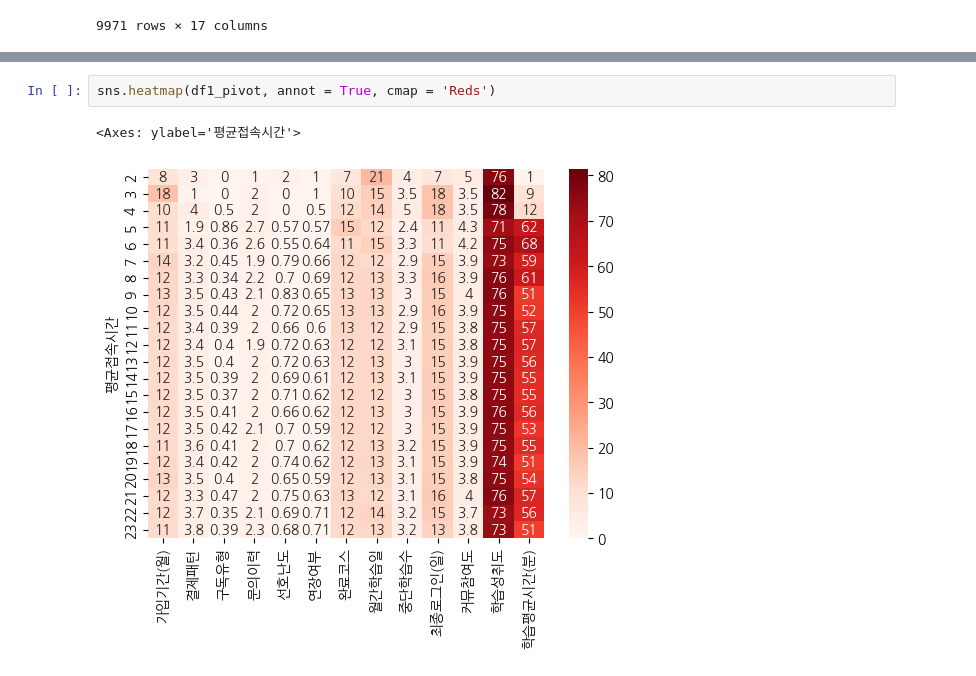
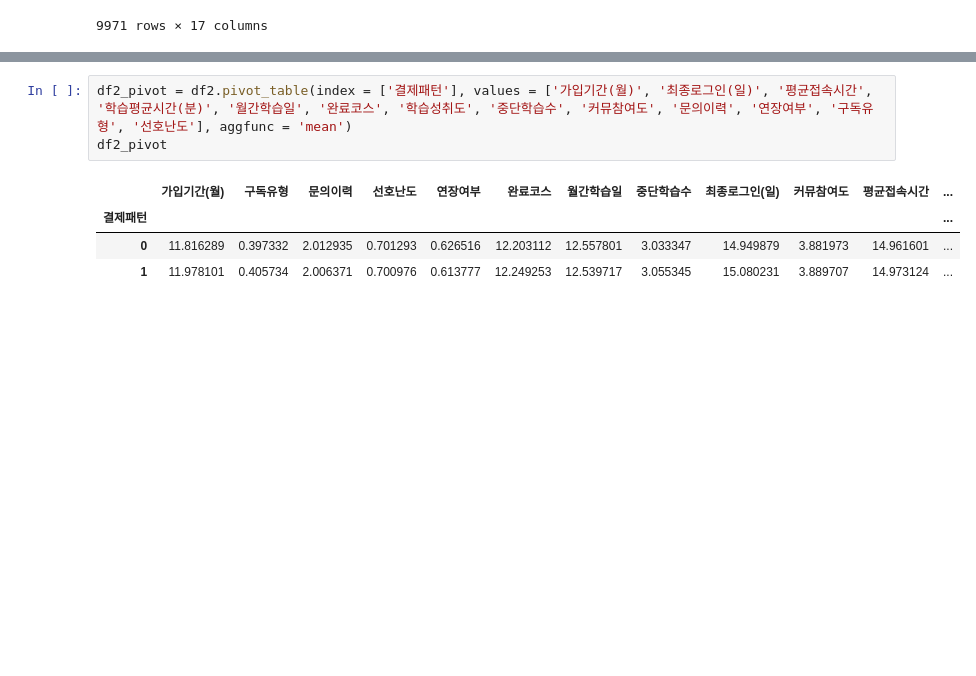
Before and after one commit to mooooooooooooooooooooooon/wassup, a Jupyter notebook: mini_project/DA_Mini_Project_240102.ipynb, the cells around one changed output, grey strips where cells are left out. Saved outputs shown, nothing was run; the diff lists cells and outputs as text; blank space fills up the shorter version.

```diff
--- a/mini_project/DA_Mini_Project_240102.ipynb
+++ b/mini_project/DA_Mini_Project_240102.ipynb
@@ -757,5 +773,8 @@ df1_pivot
 # %%
-sns.heatmap(df1_pivot, annot = True, cmap = 'Reds')
+df2_pivot = df2.pivot_table(index = ['결제패턴'], values = ['가입기간(월)', '최종로그인(일)', '평균접속시간', '학습평균시간(분)', '월간학습일', '완료코스', '학습성취도', '중단학습수', '커뮤참여도', '문의이력', '연장여부', '구독유형', '선호난도'], aggfunc = 'mean')
+df2_pivot
 # %% [output]
-<Axes: ylabel='평균접속시간'>
-[figure, removed]
+|  | 가입기간(월) | 구독유형 | 문의이력 | 선호난도 | 연장여부 | 완료코스 | 월간학습일 | 중단학습수 | 최종로그인(일) | 커뮤참여도 | 평균접속시간 | ... |
+| 결제패턴 |  |  |  |  |  |  |  |  |  |  |  | ... |
+| 0 | 11.816289 | 0.397332 | 2.012935 | 0.701293 | 0.626516 | 12.203112 | 12.557801 | 3.033347 | 14.949879 | 3.881973 | 14.961601 | ... |
+| 1 | 11.978101 | 0.405734 | 2.006371 | 0.700976 | 0.613777 | 12.249253 | 12.539717 | 3.055345 | 15.080231 | 3.889707 | 14.973124 | ... |
```
Also changed, not shown: parts of 23 cells of this notebook.
